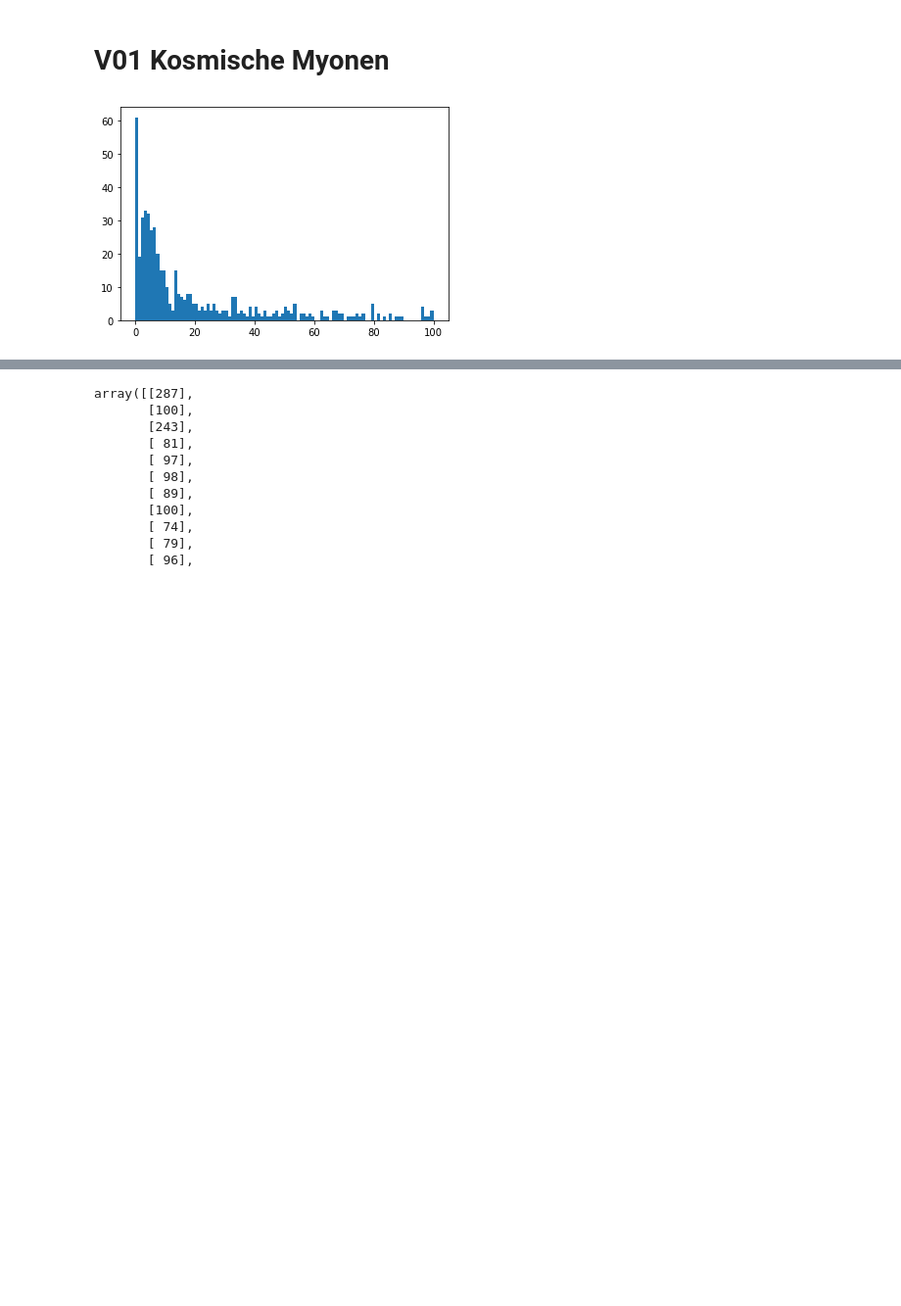
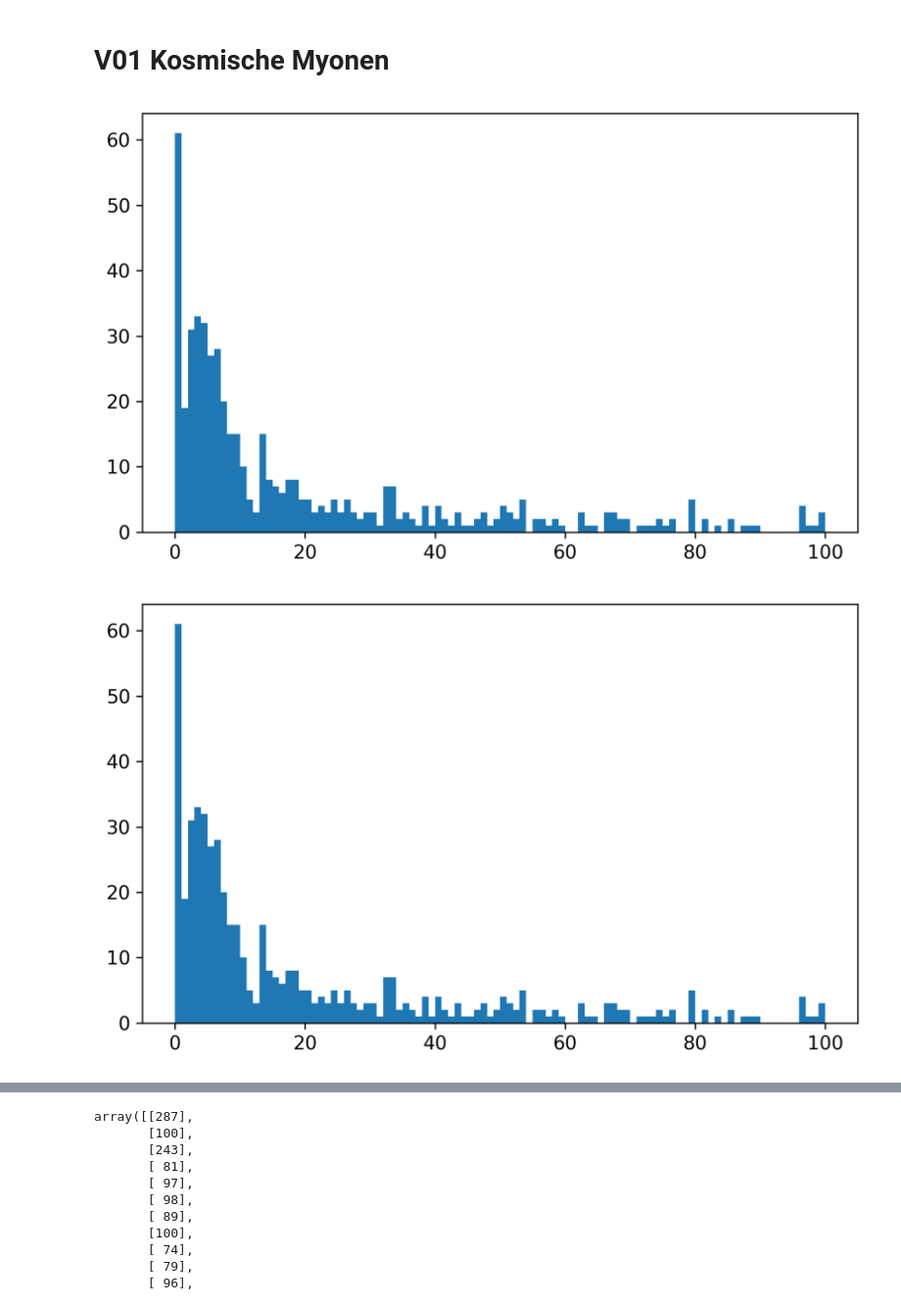
Before and after one commit to komrozik/FP2021, a Jupyter notebook: V01-Lebensdauer_kosmischer_Myonen/Test_Notebook.ipynb, the cells around one changed output, grey strips where cells are left out. Shown at 98% size. Cells and saved outputs as stored; diff of their text form; code cells hidden in the pictures; blank space fills up the shorter version.

```diff
--- a/V01-Lebensdauer_kosmischer_Myonen/Test_Notebook.ipynb
+++ b/V01-Lebensdauer_kosmischer_Myonen/Test_Notebook.ipynb
@@ -32,9 +37,12 @@ df3 = pd.read_csv('data/data3.txt'
                  ,names = ['Count']
                  )
 # %%
+plt.figure(figsize=(6.4,3.96),dpi=300)
 plt.hist(df3['Count'],bins = 100,range = (0,100));
+plt.tight_layout()
 # %% [output]
-[figure, old version]
+[figure, new version]
+[figure, added]
 # %%
 params1,cov = curve_fit(f,df2['Bin'],df2['Puls'])
 errors = np.sqrt(np.diag(cov))
```
Also changed, not shown: parts of 28 cells of this notebook, 30 other files.
